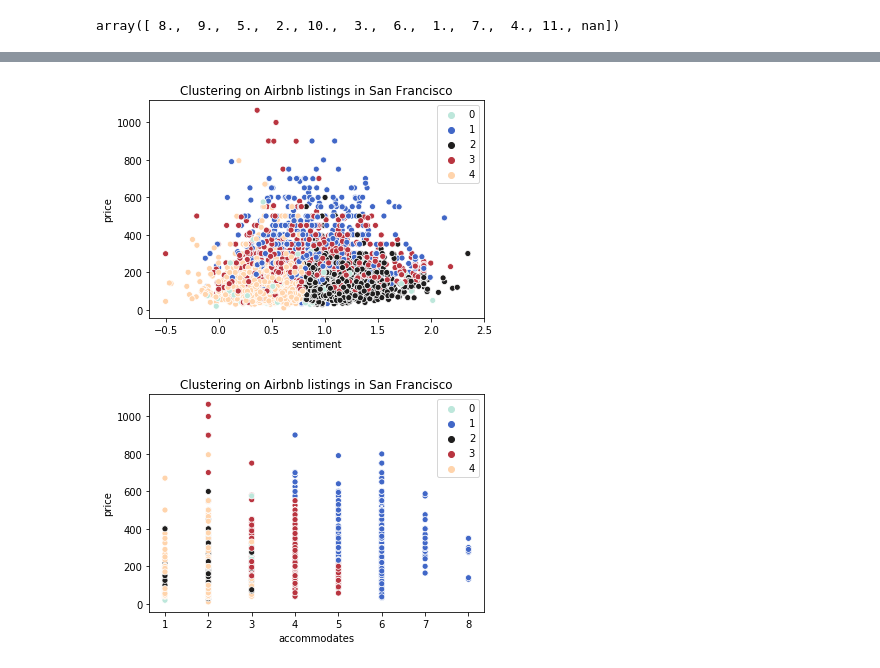
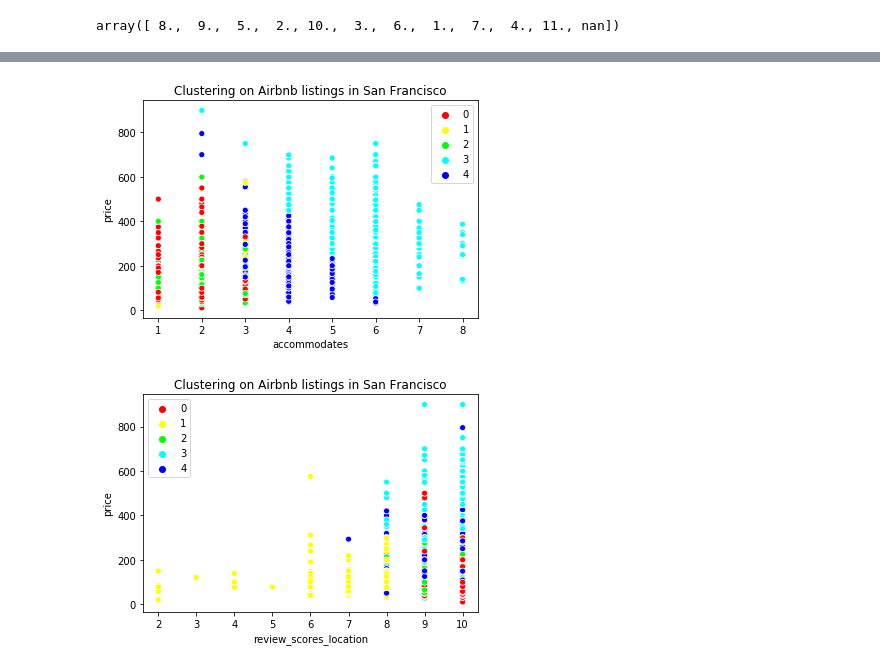
Before and after one commit to EmiliaPaz/EECS731_FinalProject, a Jupyter notebook: notebooks/Airbnb.ipynb, the cells around one changed output, grey strips where cells are left out. Drawn from its saved outputs; the diff is of its cells as text; code cells hidden in the pictures.

Commit message:
Updates graphs on Airbnb

```diff
--- a/notebooks/Airbnb.ipynb
+++ b/notebooks/Airbnb.ipynb
@@ -15,7 +16,7 @@ from textblob import TextBlob
 pd.set_option('display.max_rows', 500)
 pd.set_option('display.max_columns', 500)
 # %%
-bnb_data = pd.read_csv('../src/data/processsed/sf_airbnb_listings_cleaned.csv')
+bnb_data = pd.read_csv('../data/processed/sf_airbnb_listings_cleaned.csv')
 # %%
 bnb_data.dtypes
 # %% [output]
@@ -298,3 +303,8 @@ norm_data = (km_data-km_data.min())/(km_data.max()-km_data.min())
 
 km = KMeans(5)
 labels = km.fit_predict(norm_data)
+# %%
+colors = {0: "#ff0000", 1: "#ffff00", 2: "#00ff00", 3: "#00ffff", 4: "#0000ff"}
+plot = sns.scatterplot(train_data['sentiment'], train_data['price'], labels, palette=colors, legend="full").set_title('Clustering on Airbnb listings in San Francisco')
+fig = plot.get_figure()
+fig.savefig( 'airbnb_cluster_1.png', dpi=300, transparent=False, format="png")
@@ -301,13 +313,14 @@ labels = km.fit_predict(norm_data)
 # %%
-plot = sns.scatterplot(train_data['sentiment'], train_data['price'], labels, palette="icefire", legend="full").set_title('Clustering on Airbnb listings in San Francisco')
+plot = sns.scatterplot(train_data['accommodates'], train_data['price'], labels, palette=colors, legend="full").set_title('Clustering on Airbnb listings in San Francisco')
+
 fig = plot.get_figure()
-fig.savefig( 'airbnb_cluster_1.png', dpi=300, transparent=True, format="png")
+fig.savefig( 'airbnb_cluster_2.png', dpi=300, transparent=False, format="png")
 # %% [output]
-[figure, old version]
+[figure, new version]
 # %%
-plot = sns.scatterplot(train_data['accommodates'], train_data['price'], labels, palette="icefire", legend="full").set_title('Clustering on Airbnb listings in San Francisco')
+plot = sns.scatterplot(train_data['review_scores_location'], train_data['price'], labels, palette=colors, legend="full").set_title('Clustering on Airbnb listings in San Francisco')
 
 fig = plot.get_figure()
-fig.savefig( 'airbnb_cluster_2.png', dpi=300, transparent=True, format="png")
+fig.savefig( 'airbnb_cluster_3.png', dpi=300, transparent=False, format="png")
 # %% [output]
-[figure, old version]
+[figure, new version]
```
Also changed, not shown: parts of 20 cells of this notebook.
